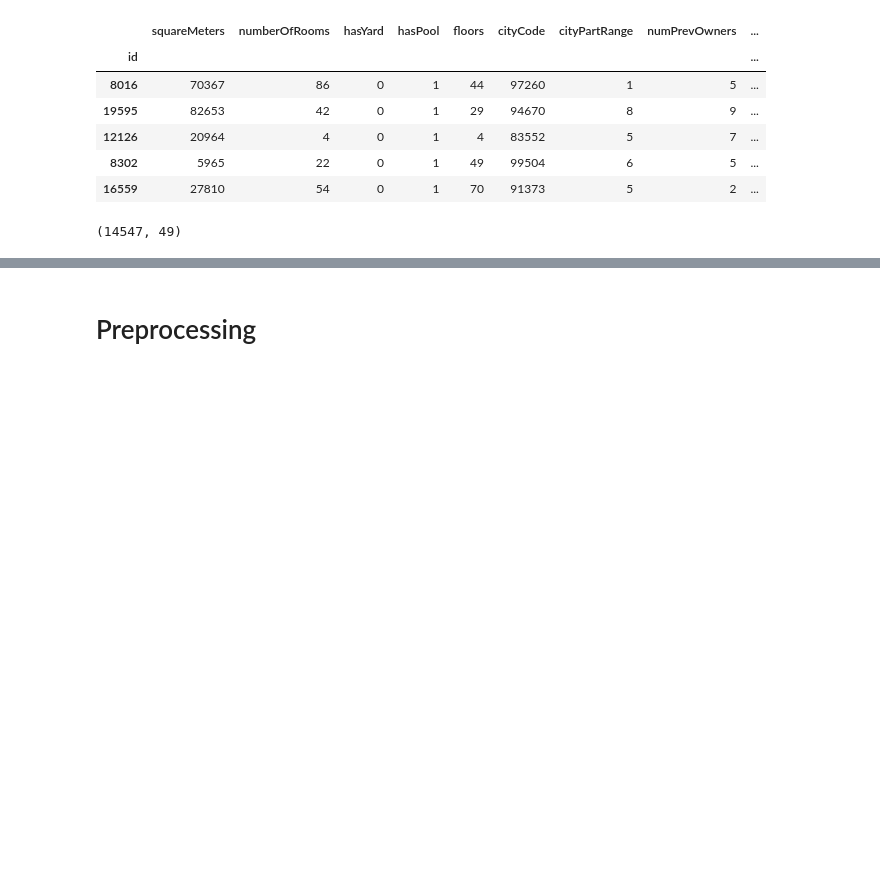
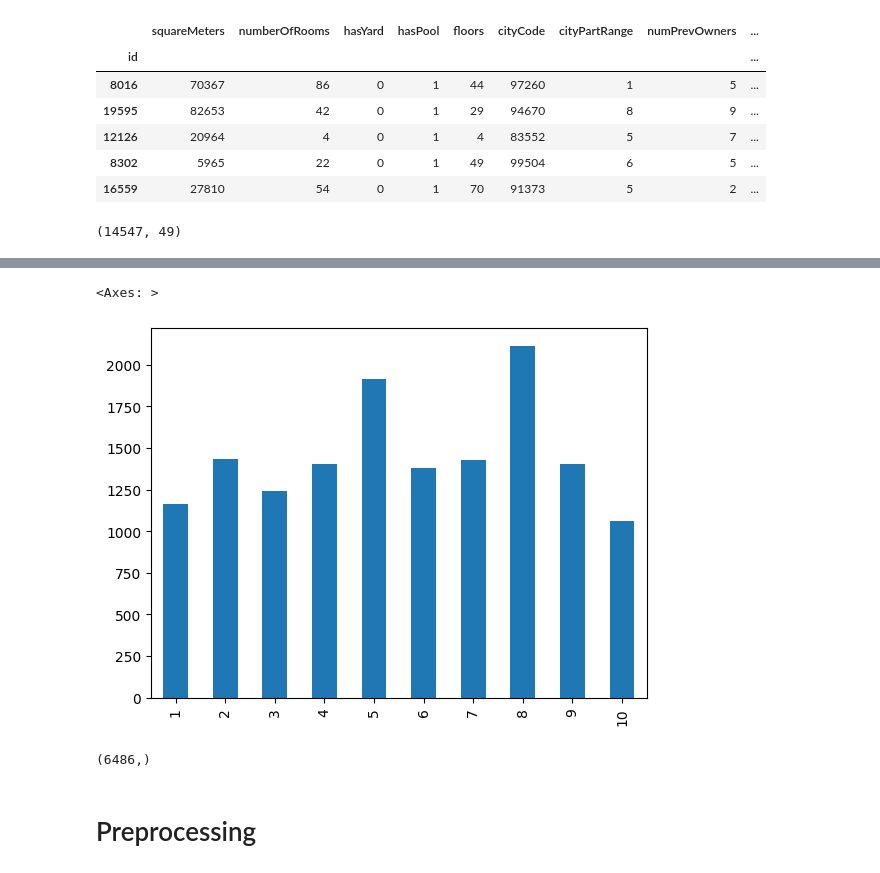
Before and after one commit to PashaIanko/Kaggle.ParisHousingPrices, a Jupyter notebook: 0_baseline_training.ipynb, the cells around one changed output, grey strips where cells are left out. Saved outputs shown, nothing was run; the diff lists cells and outputs as text; code cells hidden in the pictures; blank space fills up the shorter version.

```diff
--- a/0_baseline_training.ipynb
+++ b/0_baseline_training.ipynb
@@ -470,3 +487,12 @@ Xs['train'].shape
+# %%
+Xs['train'].cityPartRange.value_counts().sort_index().plot(kind='bar')
+# %% [output]
+<Axes: >
+[figure, added]
+# %%
+Xs['train']['cityCode'].unique().shape
+# %% [output]
+(6486,)
 # %% [markdown]
 # Preprocessing
 # %% [markdown]
```
Also changed, not shown: parts of 3 cells of this notebook.
